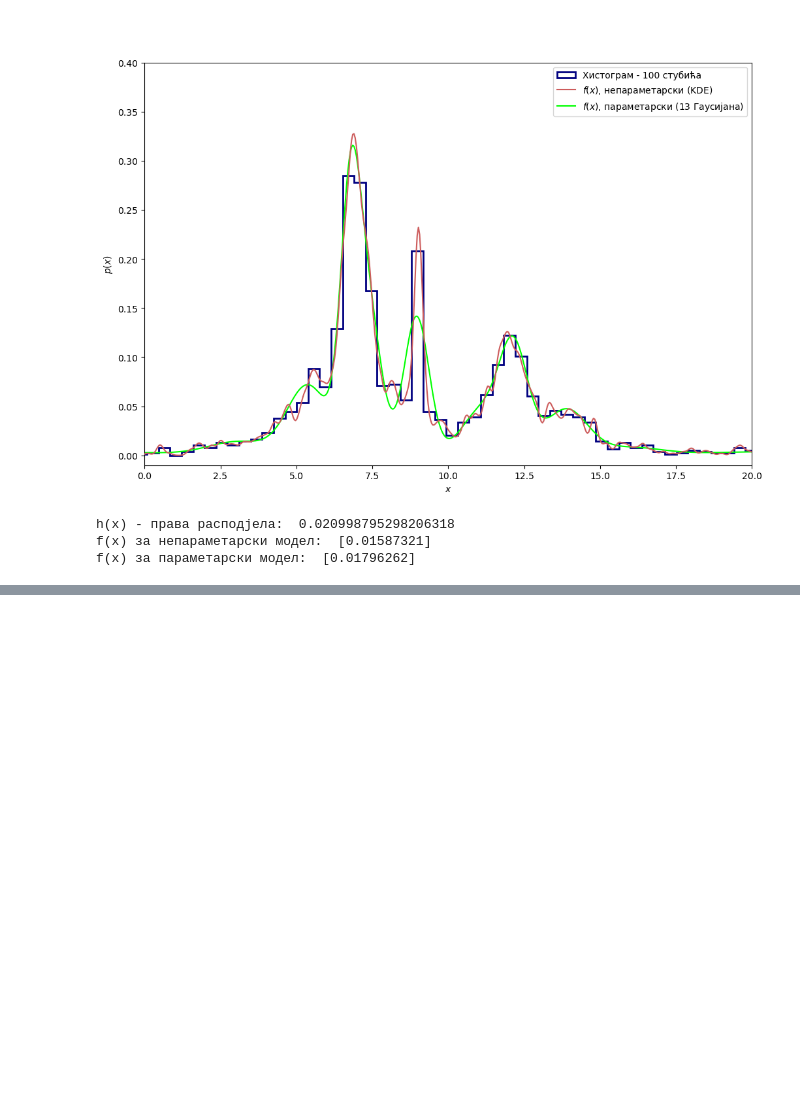
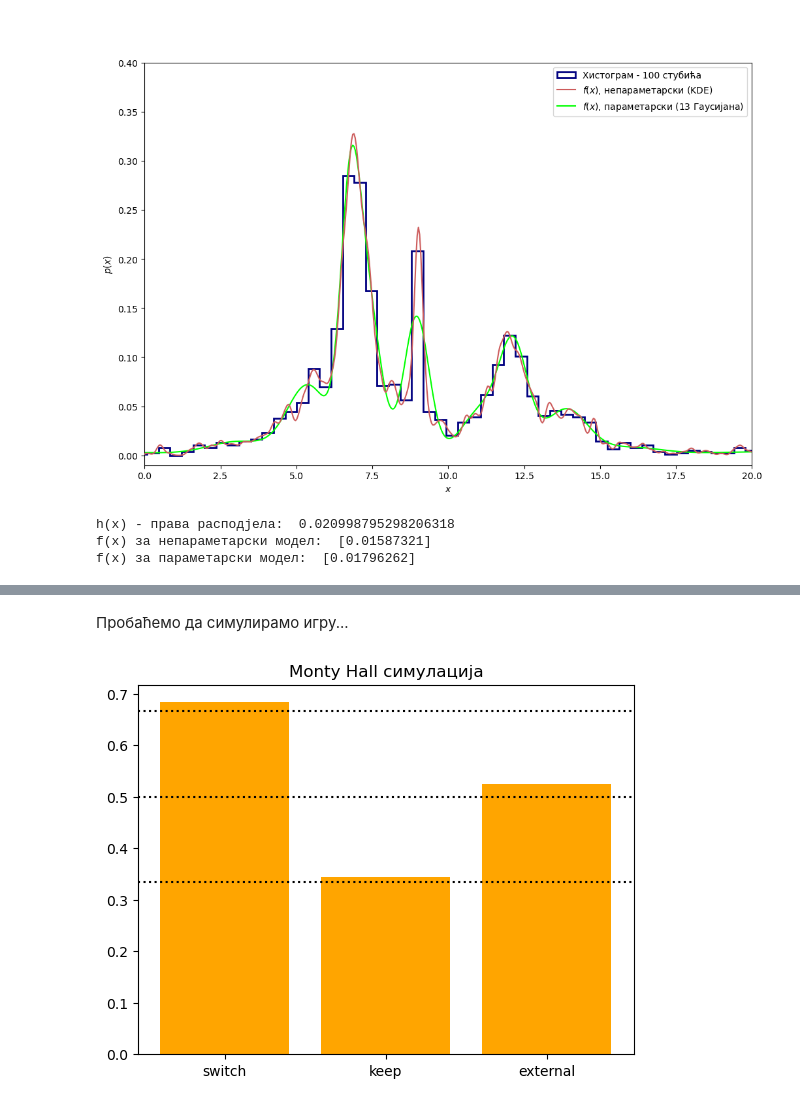
Before and after one commit to zorzeus/Astrostatistika, a Jupyter notebook: as_01.ipynb, the cells around one changed output, grey strips where cells are left out. Drawn from its saved outputs; the diff is of its cells as text; code cells hidden in the pictures; blank space fills up the shorter version.

```diff
--- a/as_01.ipynb
+++ b/as_01.ipynb
@@ -203,0 +563,45 @@ f(x) за параметарски модел:  [0.01796262]
+# %% [markdown]
+Пробаћемо да симулирамо игру...
+# %%
+def threedoors(which): # симулација рунде игре
+
+    labels = np.arange(3) # називи за врата
+    doors = np.zeros(3,dtype=int) # садржај врата
+    doors[np.random.choice(labels)] = 1 # непозната врата садрже награду
+    choice = np.random.choice(labels) # избор врата
+    notchosen = np.delete(labels,choice) # преостала врата
+
+    while True:
+        opened = np.random.choice(notchosen) # једна врата су отворена
+        if doors[opened]==0: # ако нису "побједничка" врата
+            other = int(np.delete(labels,[opened,choice])) # врата која преостају
+            break
+
+    # различите стратегије
+    if which == 'switch': # задржати
+        return doors[other]
+
+    elif which == 'keep': # промијенити
+        return doors[choice]
+
+    elif which == 'external': # треће особа бира
+        picked = np.random.choice([choice,other])
+        return doors[picked]
+
+N  = int(1e3) # број рунди
+probs = {} # рјечник који чува вјероватноће побједе за сваку стратегију
+
+for which in tqdm(['switch','keep','external']):
+    events = [threedoors(which) for i in tqdm(range(N))]
+    probs[which] = np.sum(events)/ N
+# %%
+plt.bar([0,1,2], [probs[k] for k in probs.keys()], color='orange');
+plt.xticks([0,1,2], probs.keys());
+
+for y in [1/3,1/2,2/3]:
+   plt.axhline(y, ls='dotted',c='black')
+
+plt.title('Monty Hall симулација')
+plt.show()
+# %% [output]
+[figure, added]
```
Also changed, not shown: parts of 12 cells of this notebook.
